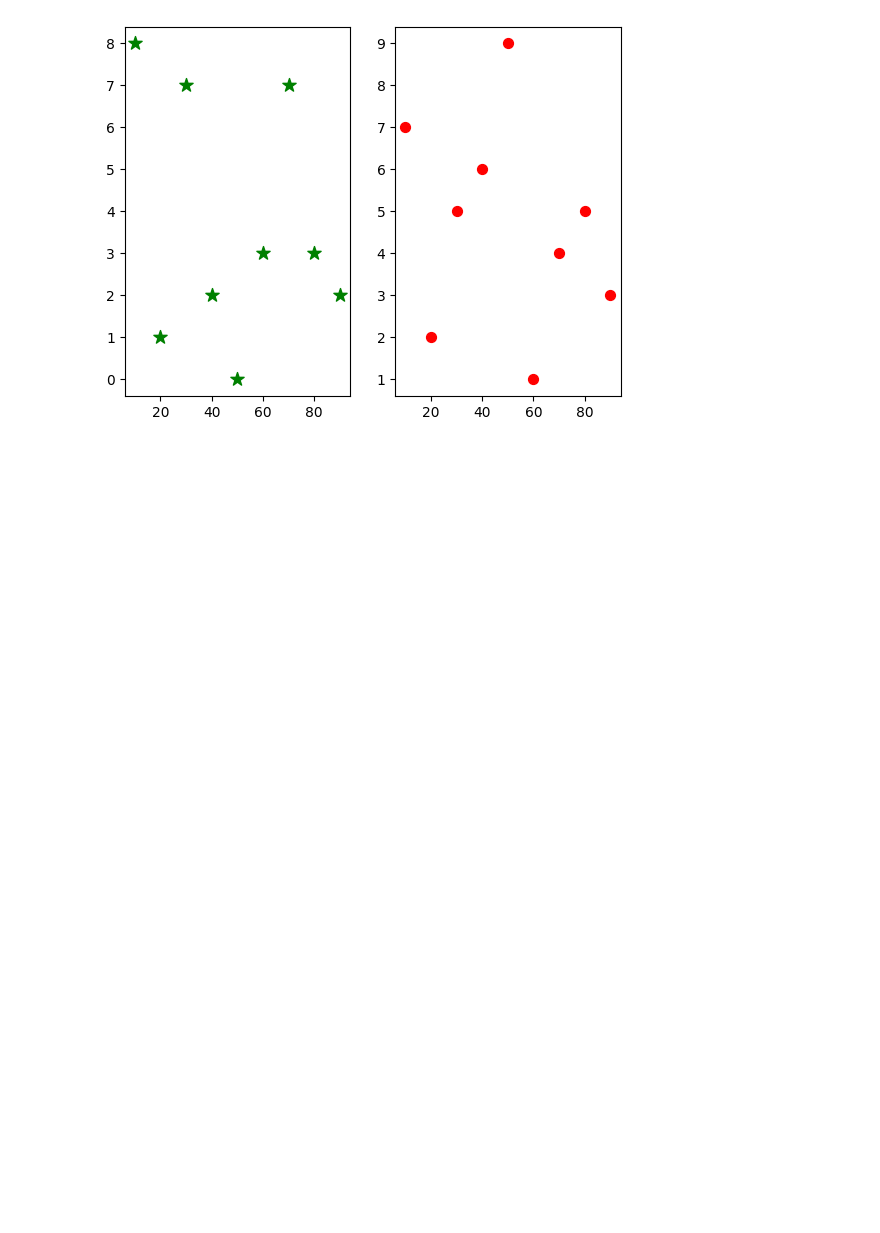
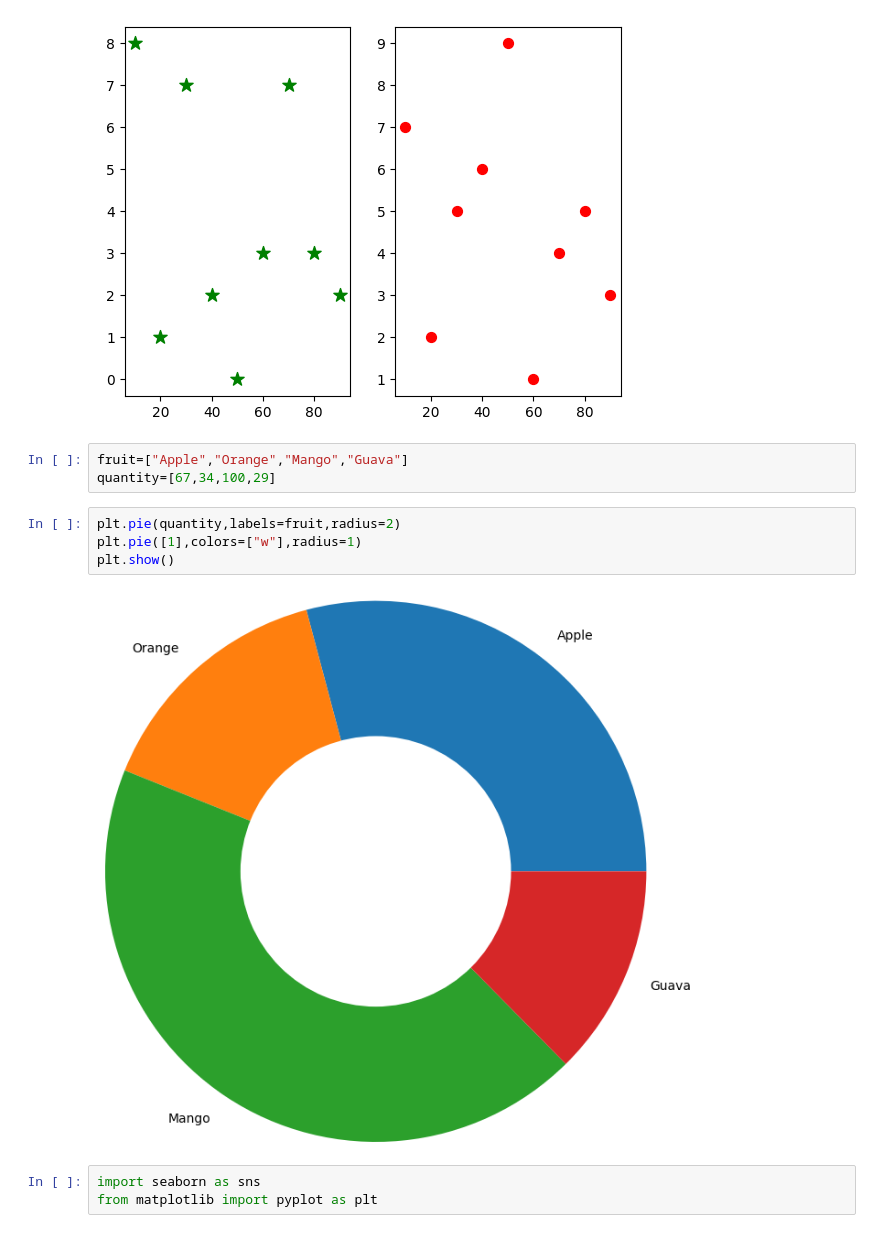
Before and after one commit to Ashutosh4328/Infosys_springboard-6.0, a Jupyter notebook: Ashutosh_Infosys_SkillMatch.ipynb, the cells around one changed output. Cells and saved outputs as stored; diff of their text form; blank space fills up the shorter version.

```diff
--- a/Ashutosh_Infosys_SkillMatch.ipynb
+++ b/Ashutosh_Infosys_SkillMatch.ipynb
@@ -477,3 +477,15 @@ plt.scatter(x,b,marker=".",c="r",s=200)
 plt.show()
 # %% [output]
 [figure]
+# %%
+fruit=["Apple","Orange","Mango","Guava"]
+quantity=[67,34,100,29]
+# %%
+plt.pie(quantity,labels=fruit,radius=2)
+plt.pie([1],colors=["w"],radius=1)
+plt.show()
+# %% [output]
+[figure, added]
+# %%
+import seaborn as sns
+from matplotlib import pyplot as plt
```
Also changed, not shown: parts of 3 cells of this notebook.
